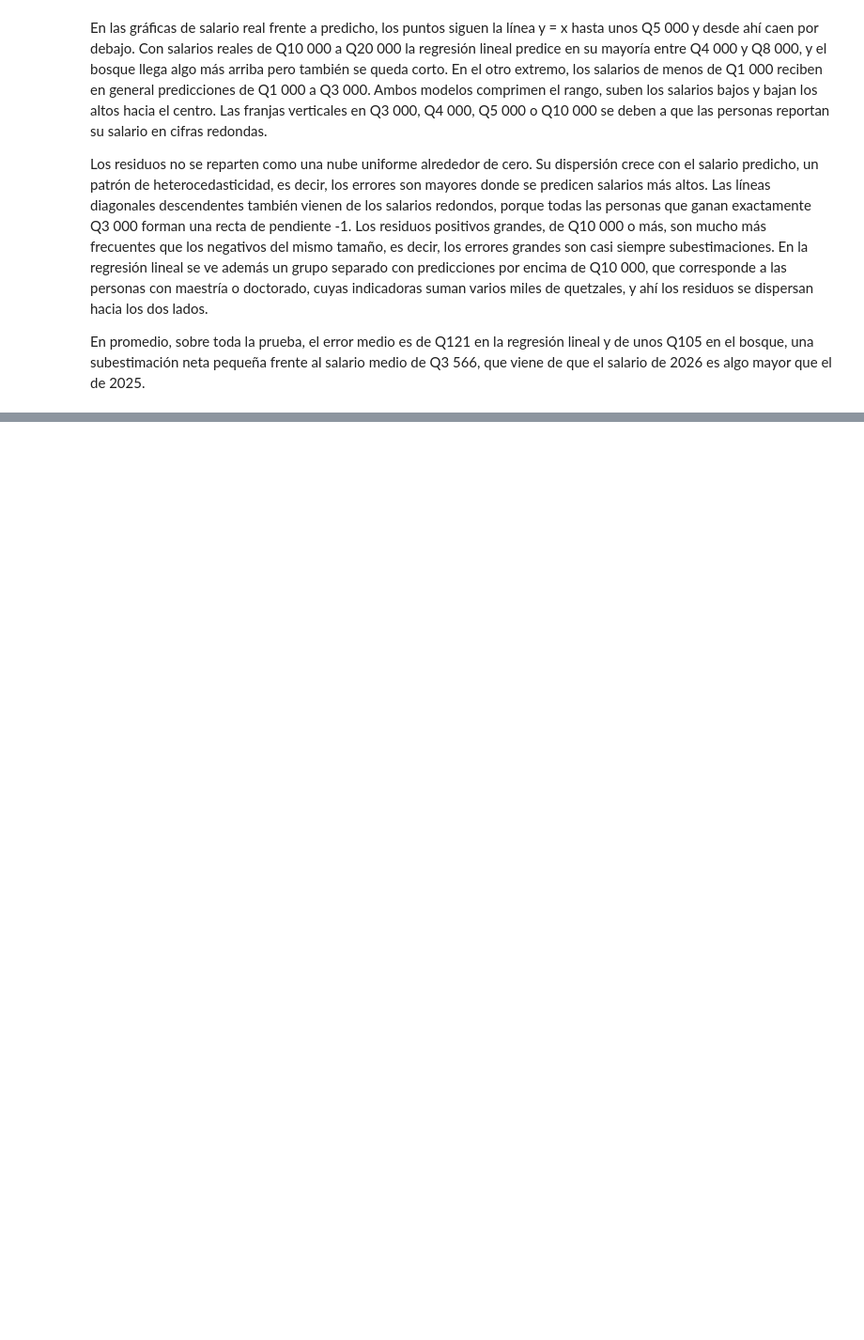
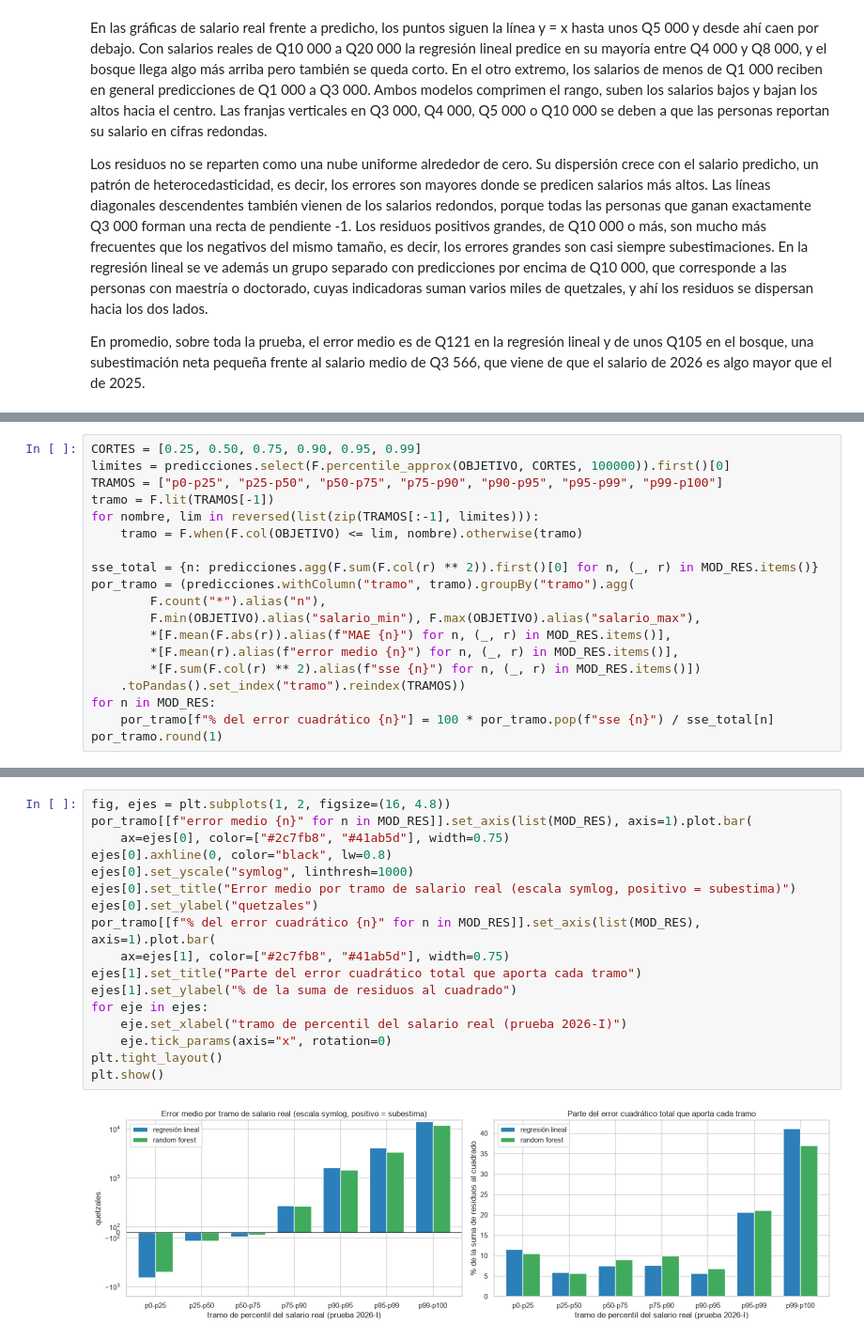
Before and after one commit to Fercho1118/Lab7_DS, a Jupyter notebook: notebooks/lab7.ipynb, the cells around one changed output, grey strips where cells are left out. Shown at 94% size. Cells and saved outputs as stored; diff of their text form; blank space fills up the shorter version.

```diff
--- a/notebooks/lab7.ipynb
+++ b/notebooks/lab7.ipynb
@@ -1946,0 +2056,19 @@ salario de 2026 es algo mayor que el de 2025.
+# %%
+CORTES = [0.25, 0.50, 0.75, 0.90, 0.95, 0.99]
+limites = predicciones.select(F.percentile_approx(OBJETIVO, CORTES, 100000)).first()[0]
+TRAMOS = ["p0-p25", "p25-p50", "p50-p75", "p75-p90", "p90-p95", "p95-p99", "p99-p100"]
+tramo = F.lit(TRAMOS[-1])
+for nombre, lim in reversed(list(zip(TRAMOS[:-1], limites))):
+    tramo = F.when(F.col(OBJETIVO) <= lim, nombre).otherwise(tramo)
+
+sse_total = {n: predicciones.agg(F.sum(F.col(r) ** 2)).first()[0] for n, (_, r) in MOD_RES.items()}
+por_tramo = (predicciones.withColumn("tramo", tramo).groupBy("tramo").agg(
+        F.count("*").alias("n"),
+        F.min(OBJETIVO).alias("salario_min"), F.max(OBJETIVO).alias("salario_max"),
+        *[F.mean(F.abs(r)).alias(f"MAE {n}") for n, (_, r) in MOD_RES.items()],
+        *[F.mean(r).alias(f"error medio {n}") for n, (_, r) in MOD_RES.items()],
+        *[F.sum(F.col(r) ** 2).alias(f"sse {n}") for n, (_, r) in MOD_RES.items()])
+    .toPandas().set_index("tramo").reindex(TRAMOS))
+for n in MOD_RES:
+    por_tramo[f"% del error cuadrático {n}"] = 100 * por_tramo.pop(f"sse {n}") / sse_total[n]
+por_tramo.round(1)
@@ -1946,0 +2085,19 @@ salario de 2026 es algo mayor que el de 2025.
+# %%
+fig, ejes = plt.subplots(1, 2, figsize=(16, 4.8))
+por_tramo[[f"error medio {n}" for n in MOD_RES]].set_axis(list(MOD_RES), axis=1).plot.bar(
+    ax=ejes[0], color=["#2c7fb8", "#41ab5d"], width=0.75)
+ejes[0].axhline(0, color="black", lw=0.8)
+ejes[0].set_yscale("symlog", linthresh=1000)
+ejes[0].set_title("Error medio por tramo de salario real (escala symlog, positivo = subestima)")
+ejes[0].set_ylabel("quetzales")
+por_tramo[[f"% del error cuadrático {n}" for n in MOD_RES]].set_axis(list(MOD_RES), axis=1).plot.bar(
+    ax=ejes[1], color=["#2c7fb8", "#41ab5d"], width=0.75)
+ejes[1].set_title("Parte del error cuadrático total que aporta cada tramo")
+ejes[1].set_ylabel("% de la suma de residuos al cuadrado")
+for eje in ejes:
+    eje.set_xlabel("tramo de percentil del salario real (prueba 2026-I)")
+    eje.tick_params(axis="x", rotation=0)
+plt.tight_layout()
+plt.show()
+# %% [output]
+[figure, added]
```
Also changed, not shown: parts of 10 cells of this notebook.
